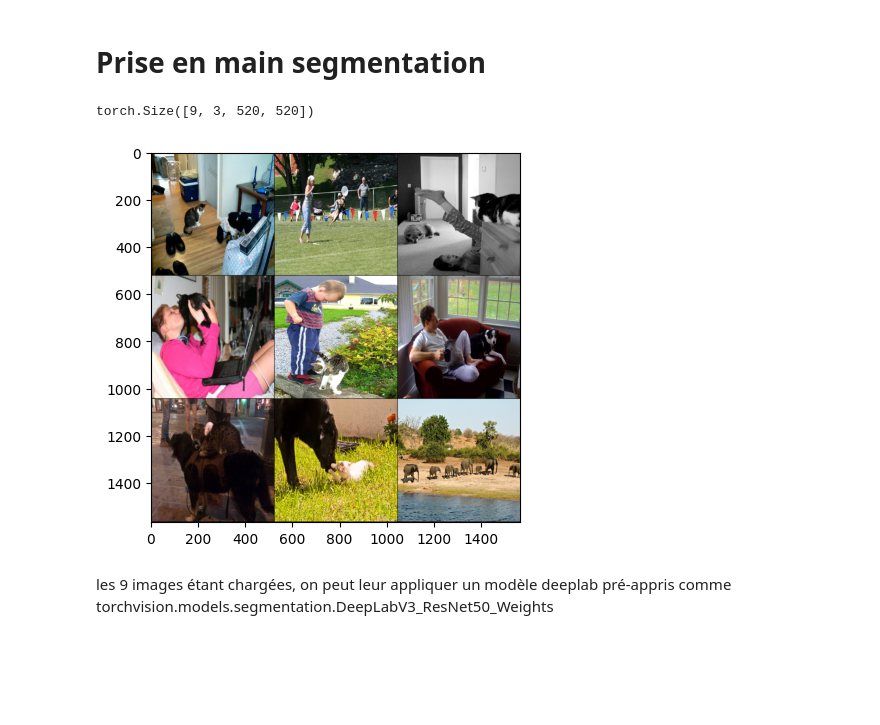
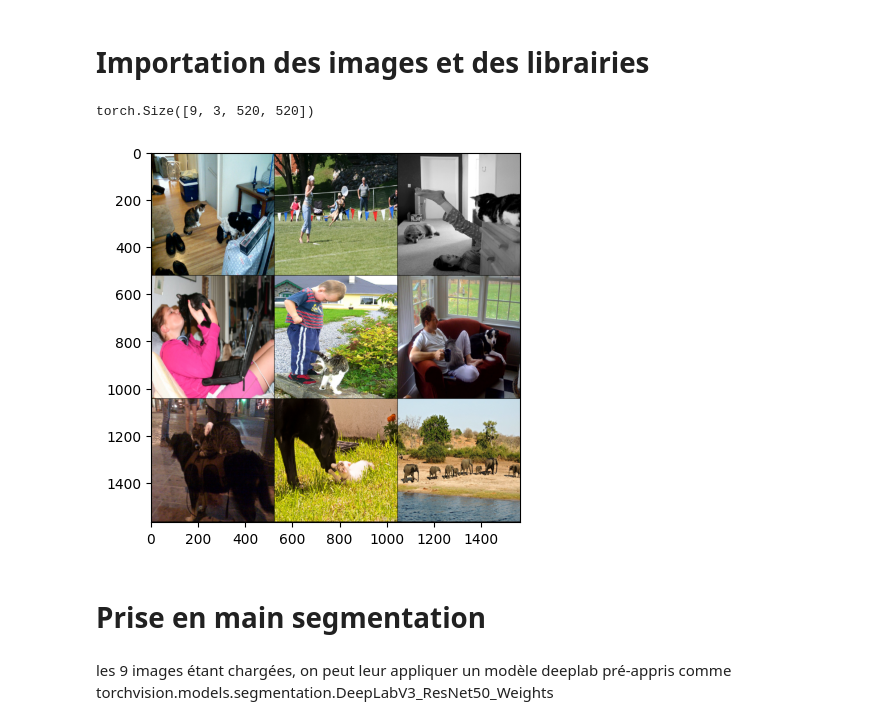
Before and after one commit to nathanchandanson/Majeure-STIC, a Jupyter notebook: ML201/Projet/Projet.ipynb, the cells around one changed output. Drawn from its saved outputs; the diff is of its cells as text; code cells hidden in the pictures; blank space fills up the shorter version.

```diff
--- a/ML201/Projet/Projet.ipynb
+++ b/ML201/Projet/Projet.ipynb
@@ -1,24 +1,26 @@
+# %% [markdown]
+# Importation des images et des librairies
+# %%
+import os
+import torch
+import torchvision
+import matplotlib.pyplot as plt
+
+if not os.path.isfile("coco_sample.pth"):
+  os.system("wget https://httpmail.onera.fr/21/050a4e5c4611d260c1b8035b5dc8617eO1A12h/coco_sample.pth")
+
+img = torch.load("coco_sample.pth")
+print(img.shape)
+
+visu = torchvision.utils.make_grid(img,nrow=3)
+visu = torch.transpose(torch.transpose(visu, 0, 1),1,2)
+plt.imshow(visu.numpy())
+plt.show()
+# %% [output]
+torch.Size([9, 3, 520, 520])
+[figure, added]
 # %% [markdown]
 # Prise en main segmentation
-# %%
-import os
-import torch
-import torchvision
-import matplotlib.pyplot as plt
-
-if not os.path.isfile("coco_sample.pth"):
-  os.system("wget https://httpmail.onera.fr/21/ceb6b35731a7561b4b34355f1803dbfdCufzJD/coco_sample.pth")
-
-img = torch.load("coco_sample.pth")
-print(img.shape)
-
-visu = torchvision.utils.make_grid(img,nrow=3)
-visu = torch.transpose(torch.transpose(visu, 0, 1),1,2)
-plt.imshow(visu.numpy())
-plt.show()
-# %% [output]
-torch.Size([9, 3, 520, 520])
-[figure, removed]
 # %% [markdown]
 les 9 images étant chargées, on peut leur appliquer un modèle deeplab pré-appris comme
 torchvision.models.segmentation.DeepLabV3_ResNet50_Weights
```
Also changed, not shown: parts of 36 cells of this notebook, 1 other file.
